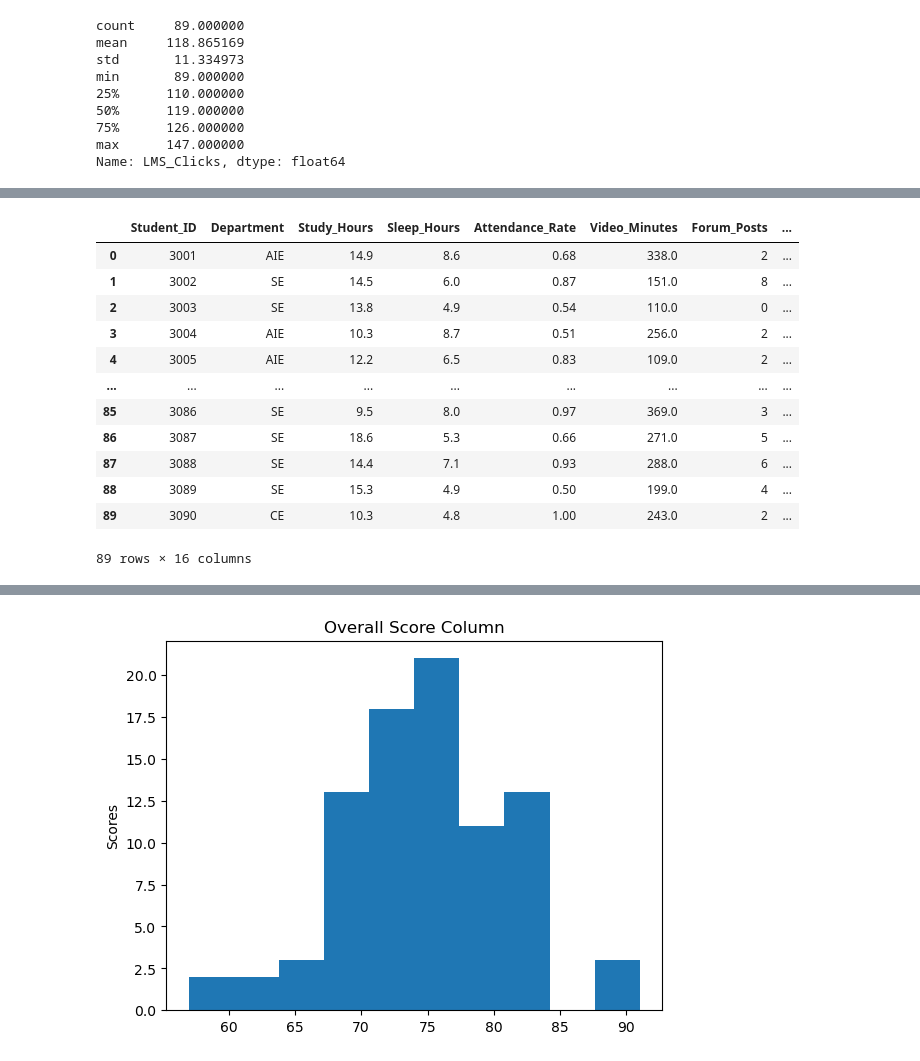
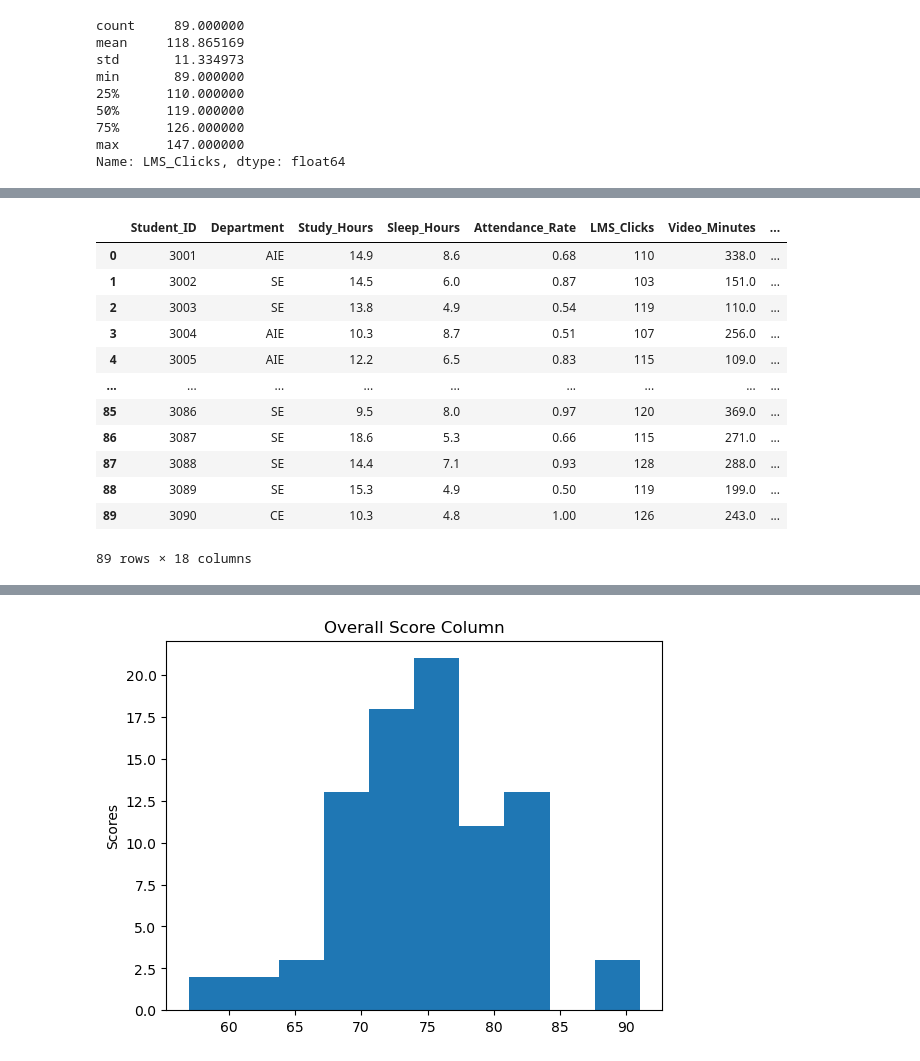
Before and after one commit to AloneMask001/Learning-analytics-data-pipeline, a Jupyter notebook: main.ipynb, the cells around one changed output, grey strips where cells are left out. Saved outputs shown, nothing was run; the diff lists cells and outputs as text; code cells hidden in the pictures.

```diff
--- a/main.ipynb
+++ b/main.ipynb
@@ -367,9 +367,9 @@ for out, col in zip(outliers_list, columns_to_nan):
 columns_to_fill = ["Video_Minutes", "Study_Hours", "Sleep_Hours", "Attendance_Rate", "Quiz_Score", "Project_Score"]
 #creating list for columns make easy to see whats happening.
 for col in columns_to_fill:
-    df_hw3[col] = df_hw3[col].fillna(np.nanmedian(df_hw3[col]))
+    df[col] = df[col].fillna(np.nanmedian(df[col]))
     #using for loop enables us to avoid repetitions.
-df_hw3.isnull().sum()
+df.isnull().sum()
 
 
 #I used median for outliers because in some of the cases outliers might be too high or too low that causes anormal behaviour in mean()
@@ -406,16 +406,16 @@ Video_Minutes: 97.0 to 466.0
 # %%
 #Task 3
 # %%
-df_hw3["Overall_Score"] = np.round(
-    0.40 * df_hw3["Quiz_Score"] +
-    0.40 * df_hw3["Project_Score"] +
-    0.20 * (100 * df_hw3["Attendance_Rate"]), 0
+df["Overall_Score"] = np.round(
+    0.40 * df["Quiz_Score"] +
+    0.40 * df["Project_Score"] +
+    0.20 * (100 * df["Attendance_Rate"]), 0
 )
-df_hw3["Success_Status"] = np.where(
-    df_hw3["Overall_Score"] >= 75, "Successful", "At_Risk"
+df["Success_Status"] = np.where(
+    df["Overall_Score"] >= 75, "Successful", "At_Risk"
 )
 # recomputing overall score
-df_hw3.isnull().sum()
+df.isnull().sum()
 # %% [output]
 Student_ID         0
 Department         0
@@ -433,7 +433,7 @@ Overall_Score      0
 Success_Status     0
 dtype: int64
 # %%
-overall_score_to_condition = df_hw3["Overall_Score"]
+overall_score_to_condition = df["Overall_Score"]
 
 conditions = [
     (overall_score_to_condition >= 85),
@@ -443,8 +443,8 @@ conditions = [
 
 fill_with = ["High", "Medium", "Low"]
 
-df_hw3["Performance_Level"] = np.select(conditions, fill_with, default = "None")
-df_hw3.drop(["Performance_Level"],axis=1, inplace = True)
+df["Performance_Level"] = np.select(conditions, fill_with, default = "None")
+
 
 #I manipulated original data frame using np.select. I set the conditions then assigned to new column.
 #Then i droped that column bcs. we created much more meaningful result.
@@ -461,12 +461,10 @@ min       89.000000
 max      147.000000
 Name: LMS_Clicks, dtype: float64
 # %%
-df_hw3["Engagement_Band"] = pd.cut(
-    df_hw3["LMS_Clicks"],
+df["Engagement_Band"] = pd.cut(
+    df["LMS_Clicks"],
     bins = [89.0, 113.0, 123.0, 147.0],
     labels = ["Low", "Medium", "High"]
 )
-df_hw3.drop(["LMS_Clicks"],axis=1, inplace = True)
-df_hw3
 #Creating new column using pd.cut() i set the bins carefully then imputed the labels.
 #Then i droped that column bcs. we created much more meaningful result.
@@ -487,26 +471,26 @@ df_hw3
 # %%
-df_dummies_dep = pd.get_dummies(df_hw3["Department"], drop_first = True)
+df_dummies_dep = pd.get_dummies(df["Department"], drop_first = True)
 
-df_hw3 = pd.concat([df_hw3, df_dummies_dep], axis=1)
-#df_hw3.drop(["Department"],axis=1, inplace = True)
-df_hw3
+df = pd.concat([df, df_dummies_dep], axis=1)
+#df.drop(["Department"],axis=1, inplace = True)
+df
 #I created dummy variable(like one-hot-enconding) from department column. then deleted 1 of the column
 #bcs. if the first two are not the answer we will understand that the last one is the answer.
 #Then i droped that column bcs. we created much more meaningful result.
 # %% [output]
-|  | Student_ID | Department | Study_Hours | Sleep_Hours | Attendance_Rate | Video_Minutes | Forum_Posts | ... |
-| 0 | 3001 | AIE | 14.9 | 8.6 | 0.68 | 338.0 | 2 | ... |
-| 1 | 3002 | SE | 14.5 | 6.0 | 0.87 | 151.0 | 8 | ... |
-| 2 | 3003 | SE | 13.8 | 4.9 | 0.54 | 110.0 | 0 | ... |
-| 3 | 3004 | AIE | 10.3 | 8.7 | 0.51 | 256.0 | 2 | ... |
-| 4 | 3005 | AIE | 12.2 | 6.5 | 0.83 | 109.0 | 2 | ... |
+|  | Student_ID | Department | Study_Hours | Sleep_Hours | Attendance_Rate | LMS_Clicks | Video_Minutes | ... |
+| 0 | 3001 | AIE | 14.9 | 8.6 | 0.68 | 110 | 338.0 | ... |
+| 1 | 3002 | SE | 14.5 | 6.0 | 0.87 | 103 | 151.0 | ... |
+| 2 | 3003 | SE | 13.8 | 4.9 | 0.54 | 119 | 110.0 | ... |
+| 3 | 3004 | AIE | 10.3 | 8.7 | 0.51 | 107 | 256.0 | ... |
+| 4 | 3005 | AIE | 12.2 | 6.5 | 0.83 | 115 | 109.0 | ... |
 | ... | ... | ... | ... | ... | ... | ... | ... | ... |
-| 85 | 3086 | SE | 9.5 | 8.0 | 0.97 | 369.0 | 3 | ... |
-| 86 | 3087 | SE | 18.6 | 5.3 | 0.66 | 271.0 | 5 | ... |
-| 87 | 3088 | SE | 14.4 | 7.1 | 0.93 | 288.0 | 6 | ... |
-| 88 | 3089 | SE | 15.3 | 4.9 | 0.50 | 199.0 | 4 | ... |
-| 89 | 3090 | CE | 10.3 | 4.8 | 1.00 | 243.0 | 2 | ... |
+| 85 | 3086 | SE | 9.5 | 8.0 | 0.97 | 120 | 369.0 | ... |
+| 86 | 3087 | SE | 18.6 | 5.3 | 0.66 | 115 | 271.0 | ... |
+| 87 | 3088 | SE | 14.4 | 7.1 | 0.93 | 128 | 288.0 | ... |
+| 88 | 3089 | SE | 15.3 | 4.9 | 0.50 | 119 | 199.0 | ... |
+| 89 | 3090 | CE | 10.3 | 4.8 | 1.00 | 126 | 243.0 | ... |
-89 rows × 16 columns
+89 rows × 18 columns
 # %%
 import re
 # %%
```
Also changed, not shown: parts of 51 cells of this notebook.
